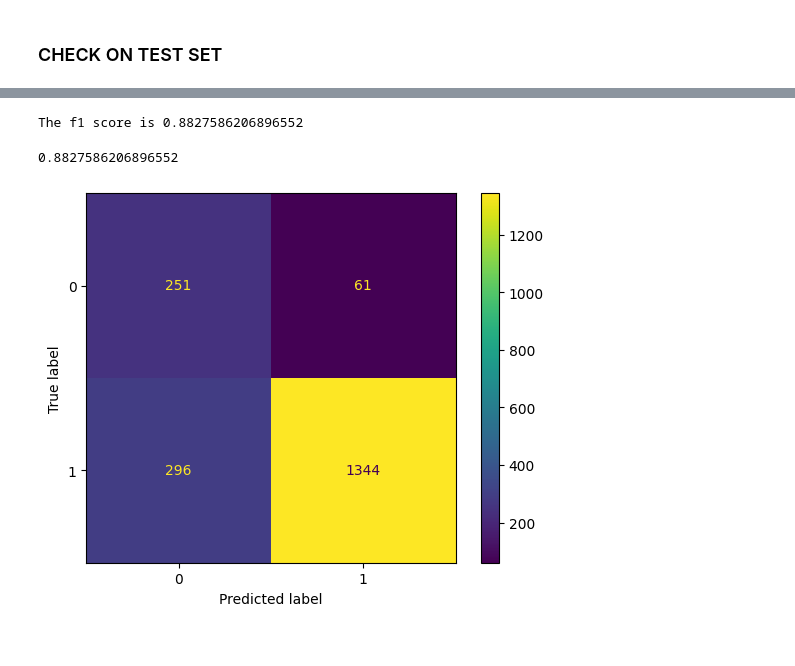
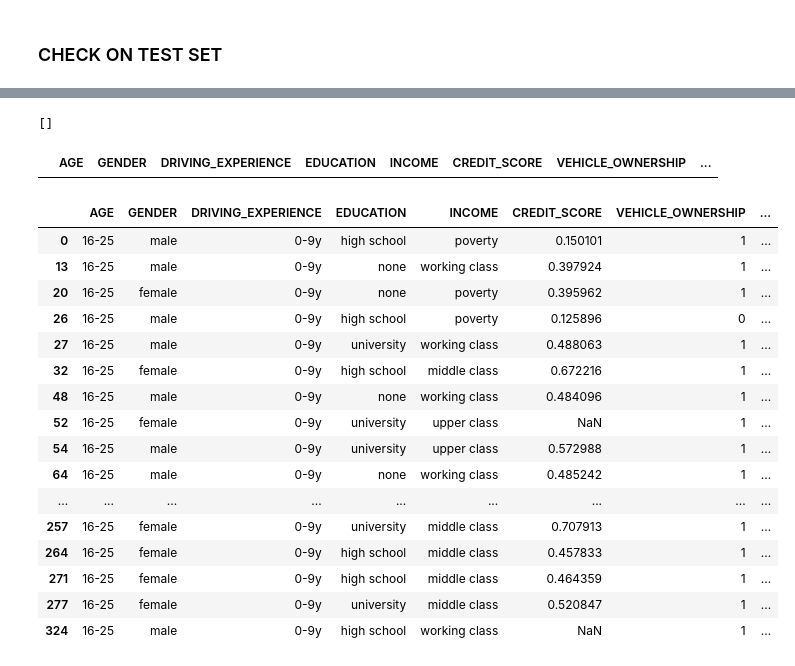
Before and after one commit to Ok3ks/insurance_modelling, a Jupyter notebook: notebooks/feature_engineering.ipynb, the cells around one changed output, grey strips where cells are left out. Cells and saved outputs as stored; diff of their text form; code cells hidden in the pictures.

```diff
--- a/notebooks/feature_engineering.ipynb
+++ b/notebooks/feature_engineering.ipynb
@@ -213,9 +253,25 @@ The f1 score is 0.8553054662379421
+# %%
+check_wrong_predictions(pred_labels, df_16_25, true_labels)
+# %% [output]
+[]
+|  | AGE | GENDER | DRIVING_EXPERIENCE | EDUCATION | INCOME | CREDIT_SCORE | VEHICLE_OWNERSHIP | ... |
 # %%
-millenial_test_df = test_df[test_df['AGE'] == '16-25']
-millenial_test_df,millenial_test_labels = preproc_pipeline(millenial_df[features], target="CLAIM?")
+test_df[(test_df['AGE'] == '16-25') & (test_df['CLAIM?'] == 0)]
+# %% [output]
+|  | AGE | GENDER | DRIVING_EXPERIENCE | EDUCATION | INCOME | CREDIT_SCORE | VEHICLE_OWNERSHIP | ... |
+| 0 | 16-25 | male | 0-9y | high school | poverty | 0.150101 | 1 | ... |
+| 13 | 16-25 | male | 0-9y | none | working class | 0.397924 | 1 | ... |
+| 20 | 16-25 | female | 0-9y | none | poverty | 0.395962 | 1 | ... |
+| 26 | 16-25 | male | 0-9y | high school | poverty | 0.125896 | 0 | ... |
+| 27 | 16-25 | male | 0-9y | university | working class | 0.488063 | 1 | ... |
+| 32 | 16-25 | female | 0-9y | high school | middle class | 0.672216 | 1 | ... |
+| 48 | 16-25 | male | 0-9y | none | working class | 0.484096 | 1 | ... |
+| 52 | 16-25 | female | 0-9y | university | upper class | NaN | 1 | ... |
+| 54 | 16-25 | male | 0-9y | university | upper class | 0.572988 | 1 | ... |
+| 64 | 16-25 | male | 0-9y | none | working class | 0.485242 | 1 | ... |
+| ... | ... | ... | ... | ... | ... | ... | ... | ... |
+| 257 | 16-25 | female | 0-9y | university | middle class | 0.707913 | 1 | ... |
+| 264 | 16-25 | female | 0-9y | high school | middle class | 0.457833 | 1 | ... |
+| 271 | 16-25 | female | 0-9y | high school | middle class | 0.464359 | 1 | ... |
+| 277 | 16-25 | female | 0-9y | university | middle class | 0.520847 | 1 | ... |
+| 324 | 16-25 | male | 0-9y | high school | working class | NaN | 1 | ... |
-# %%
-evaluate(model_age_16_25, millenial_test_df, millenial_test_labels)
-# %% [output]
-The f1 score is 0.8827586206896552
-0.8827586206896552
-[figure, removed]
```
Also changed, not shown: parts of 9 cells of this notebook.
